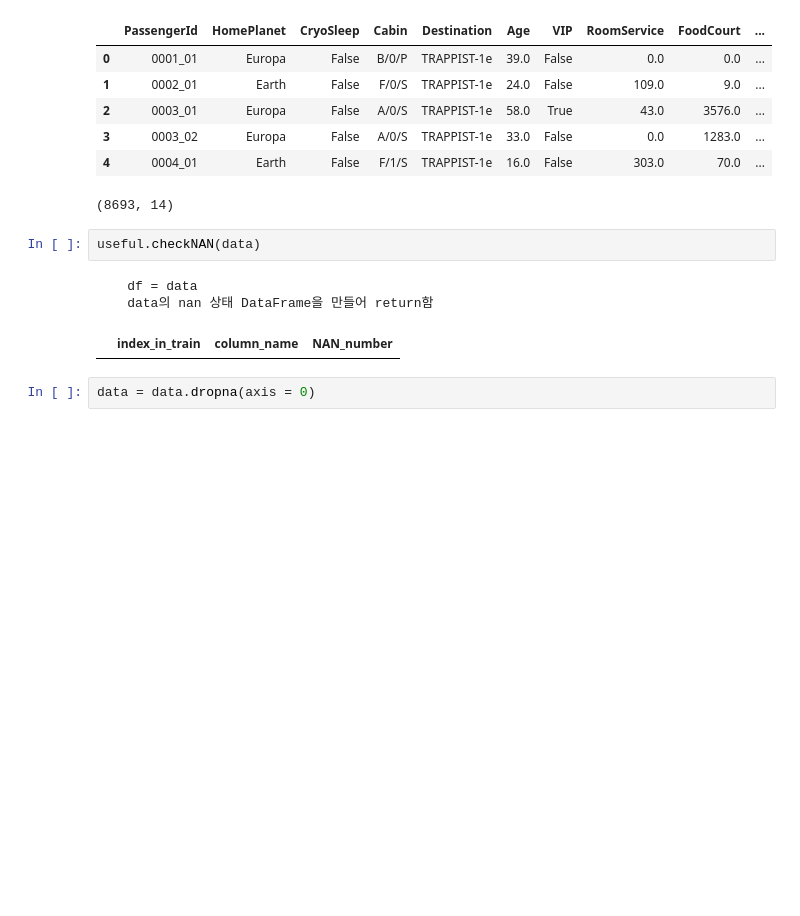
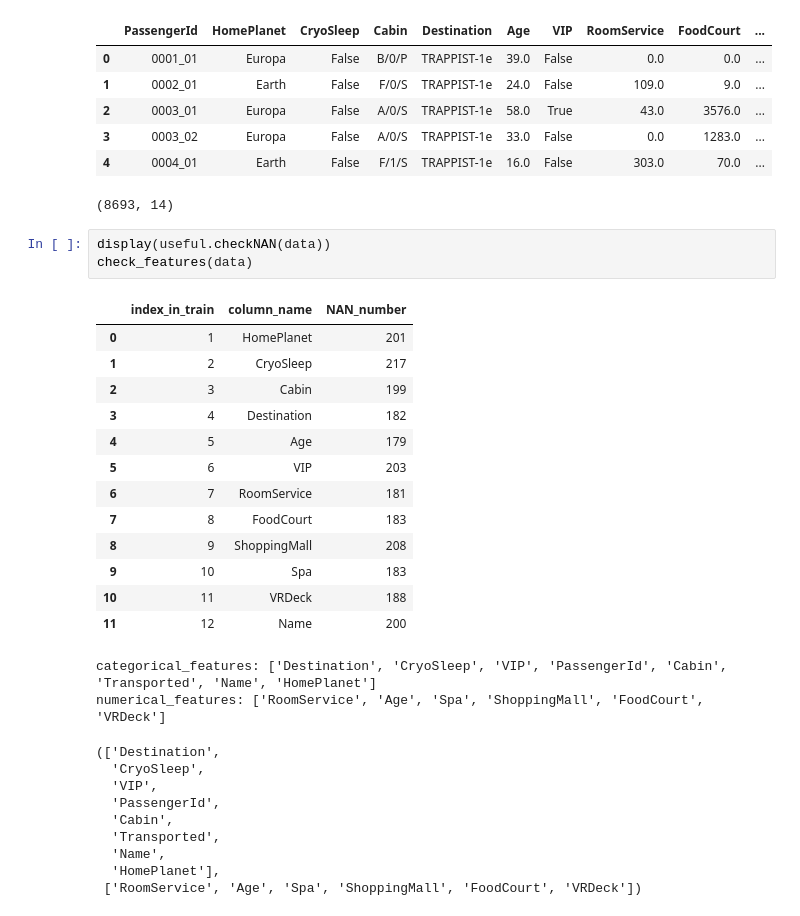
Before and after one commit to lakP44/coding-total, a Jupyter notebook: module/rock/test1.ipynb, the cells around one changed output. Cells and saved outputs as stored; diff of their text form; blank space fills up the shorter version.

```diff
--- a/module/rock/test1.ipynb
+++ b/module/rock/test1.ipynb
@@ -16,11 +17,31 @@ display(data.head(), data.shape)
 | 3 | 0003_02 | Europa | False | A/0/S | TRAPPIST-1e | 33.0 | False | 0.0 | 1283.0 | ... |
 | 4 | 0004_01 | Earth | False | F/1/S | TRAPPIST-1e | 16.0 | False | 303.0 | 70.0 | ... |
 (8693, 14)
-# %%
-useful.checkNAN(data)
-# %% [output]
-    df = data
-    data의 nan 상태 DataFrame을 만들어 return함
-|  | index_in_train | column_name | NAN_number |
-# %%
-data = data.dropna(axis = 0)
+# %%
+display(useful.checkNAN(data))
+check_features(data)
+# %% [output]
+|  | index_in_train | column_name | NAN_number |
+| 0 | 1 | HomePlanet | 201 |
+| 1 | 2 | CryoSleep | 217 |
+| 2 | 3 | Cabin | 199 |
+| 3 | 4 | Destination | 182 |
+| 4 | 5 | Age | 179 |
+| 5 | 6 | VIP | 203 |
+| 6 | 7 | RoomService | 181 |
+| 7 | 8 | FoodCourt | 183 |
+| 8 | 9 | ShoppingMall | 208 |
+| 9 | 10 | Spa | 183 |
+| 10 | 11 | VRDeck | 188 |
+| 11 | 12 | Name | 200 |
+categorical_features: ['Destination', 'CryoSleep', 'VIP', 'PassengerId', 'Cabin', 'Transported', 'Name', 'HomePlanet']
+numerical_features: ['RoomService', 'Age', 'Spa', 'ShoppingMall', 'FoodCourt', 'VRDeck']
+(['Destination',
+  'CryoSleep',
+  'VIP',
+  'PassengerId',
+  'Cabin',
+  'Transported',
+  'Name',
+  'HomePlanet'],
+ ['RoomService', 'Age', 'Spa', 'ShoppingMall', 'FoodCourt', 'VRDeck'])
```
Also changed, not shown: parts of 6 cells of this notebook, 4 other files.
